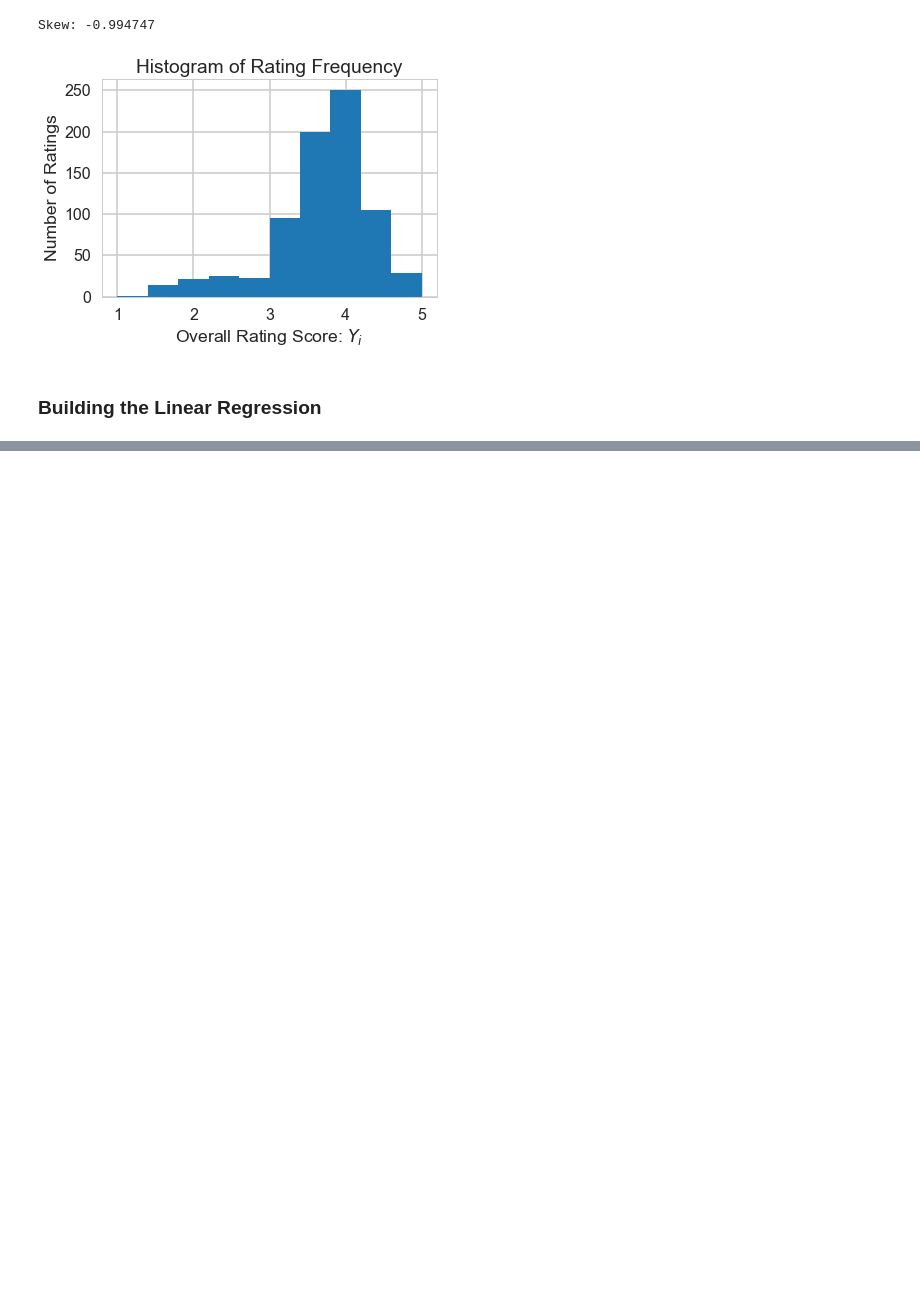
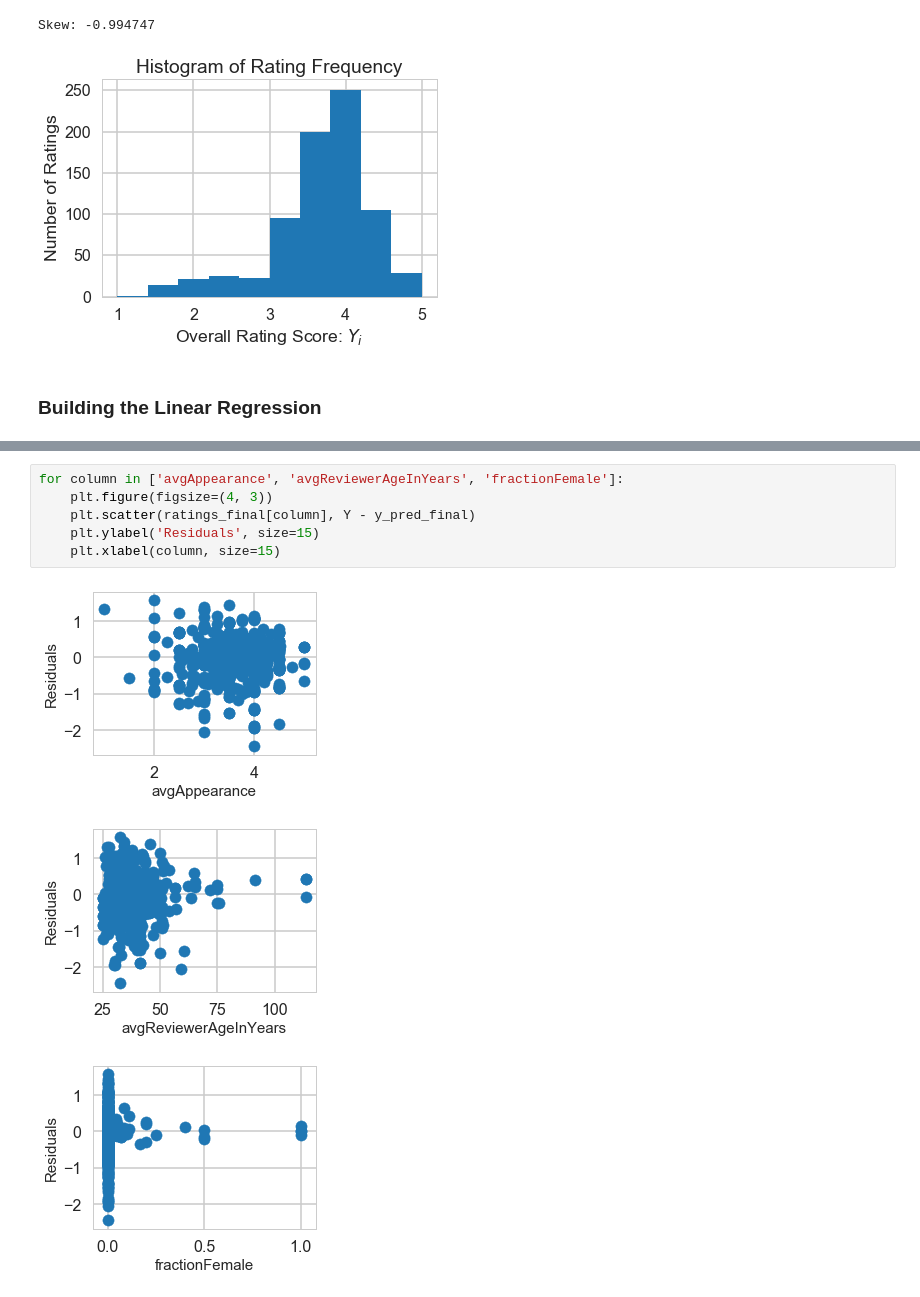
Before and after one commit to katiegrosch/beer-data-analysis, a Jupyter notebook: BeerRatingsAnalysis.ipynb, the cells around one changed output, grey strips where cells are left out. Drawn from its saved outputs; the diff is of its cells as text; blank space fills up the shorter version.

```diff
--- a/BeerRatingsAnalysis.ipynb
+++ b/BeerRatingsAnalysis.ipynb
@@ -228,0 +312,10 @@ Largest coefficient: 0.751165
+# %%
+for column in ['avgAppearance', 'avgReviewerAgeInYears', 'fractionFemale']:
+    plt.figure(figsize=(4, 3))
+    plt.scatter(ratings_final[column], Y - y_pred_final)
+    plt.ylabel('Residuals', size=15)
+    plt.xlabel(column, size=15)
+# %% [output]
+[figure, added]
+[figure, added]
+[figure, added]
```
Also changed, not shown: parts of 22 cells of this notebook.
